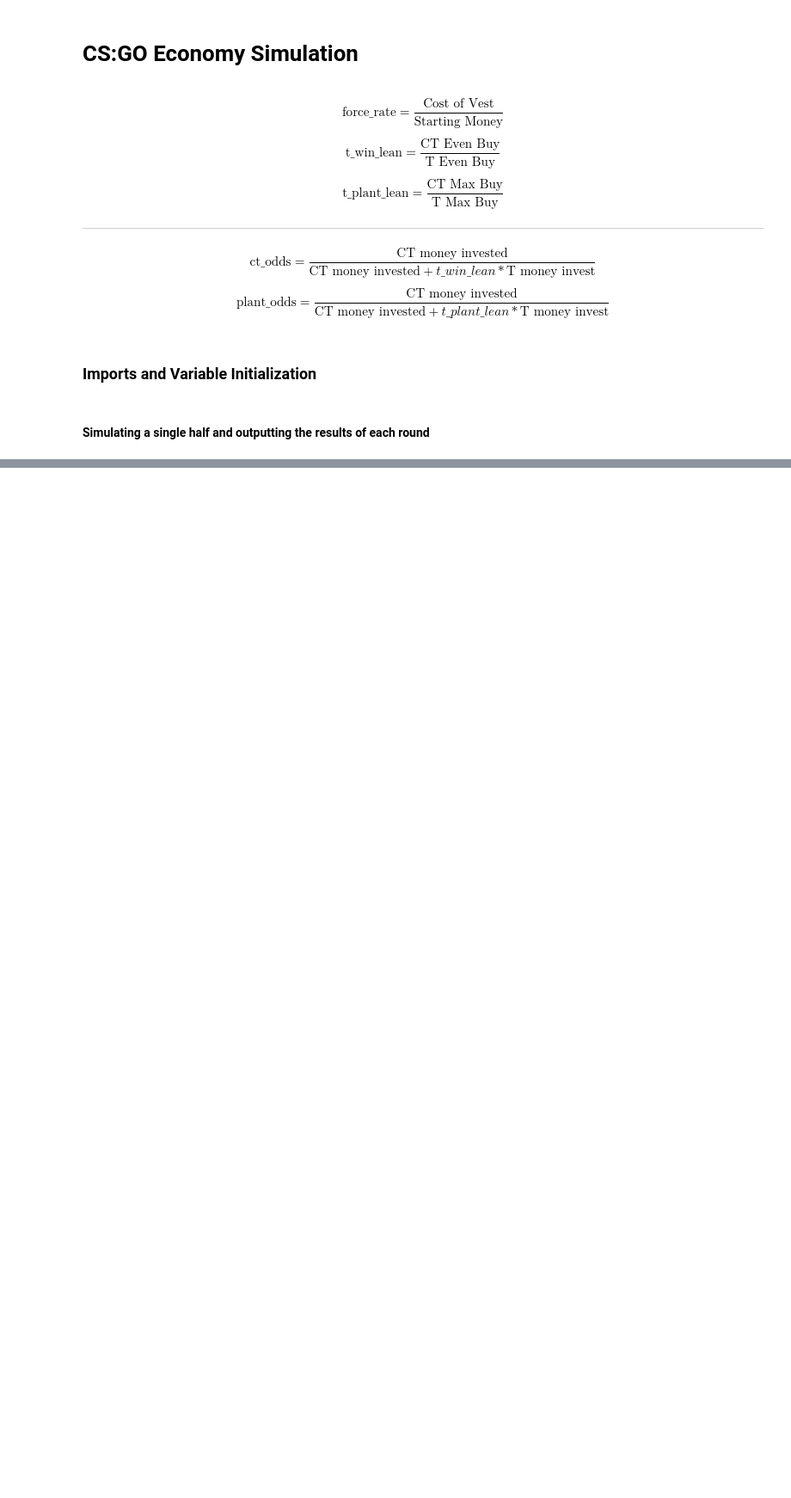
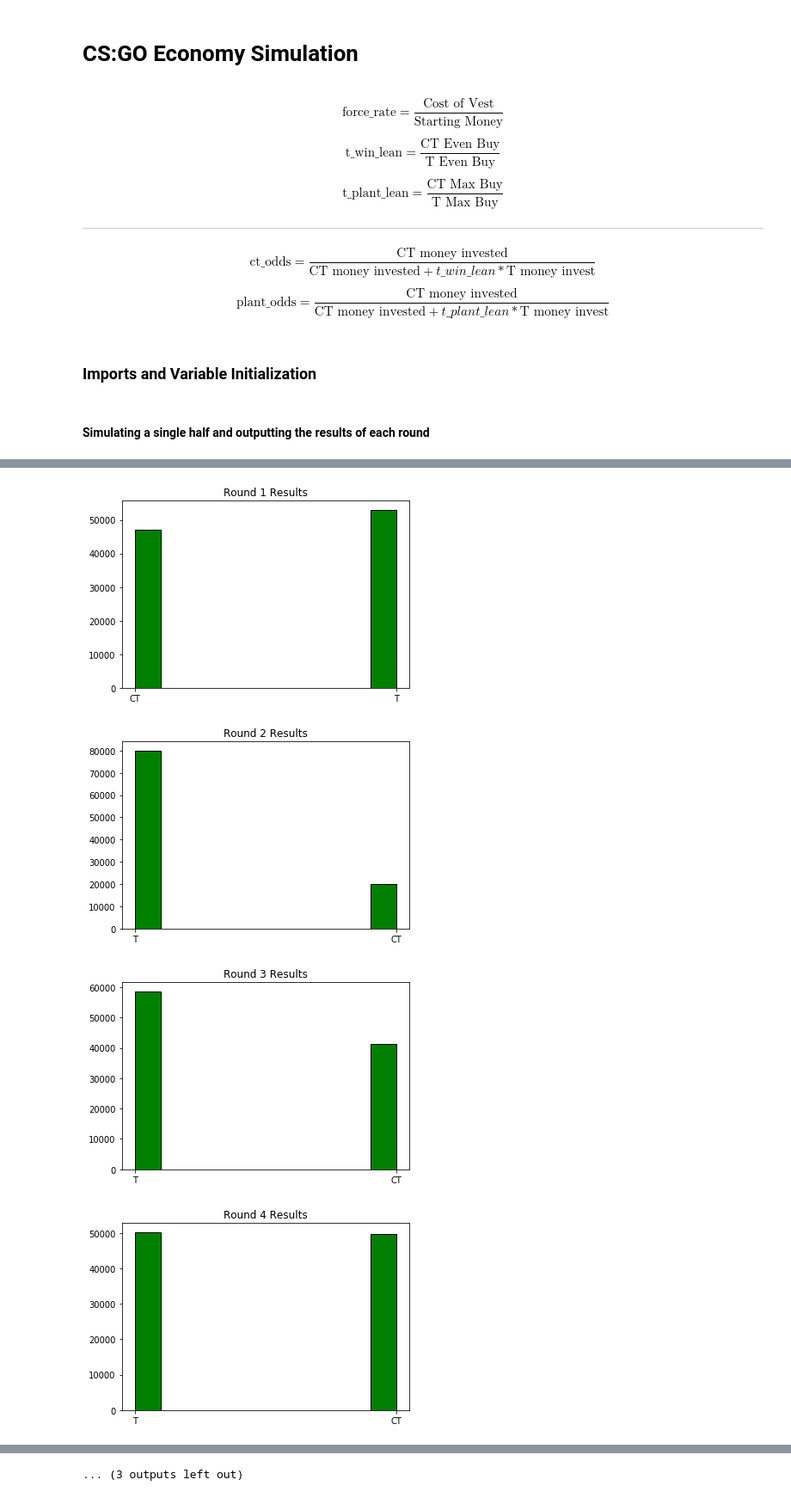
Before and after one commit to JeffT13/CS_EcoSimulator, a Jupyter notebook: CS_ntbk.ipynb, the cells around one changed output, grey strips where cells are left out. Shown: that part at 86% size. Saved outputs shown, nothing was run; the diff lists cells and outputs as text; code cells hidden in the pictures; blank space fills up the shorter version.

```diff
--- a/CS_ntbk.ipynb
+++ b/CS_ntbk.ipynb
@@ -152,0 +186,11 @@ for j in range(eco_rules['MR']):
+# %%
+for k in range(eco_rules['MR']):
+    plt.hist(round_results[k], color = 'green', edgecolor = 'black', stacked=False)
+    tit = "Round "+str(k+1)+" Results"
+    plt.title(tit)
+    plt.show()
+# %% [output]
+[figure, added]
+[figure, added]
+[figure, added]
+[figure, added]
@@ -152,0 +205 @@ for j in range(eco_rules['MR']):
+... (3 outputs left out)
```
Also changed, not shown: parts of 23 cells of this notebook, 2 other files.
